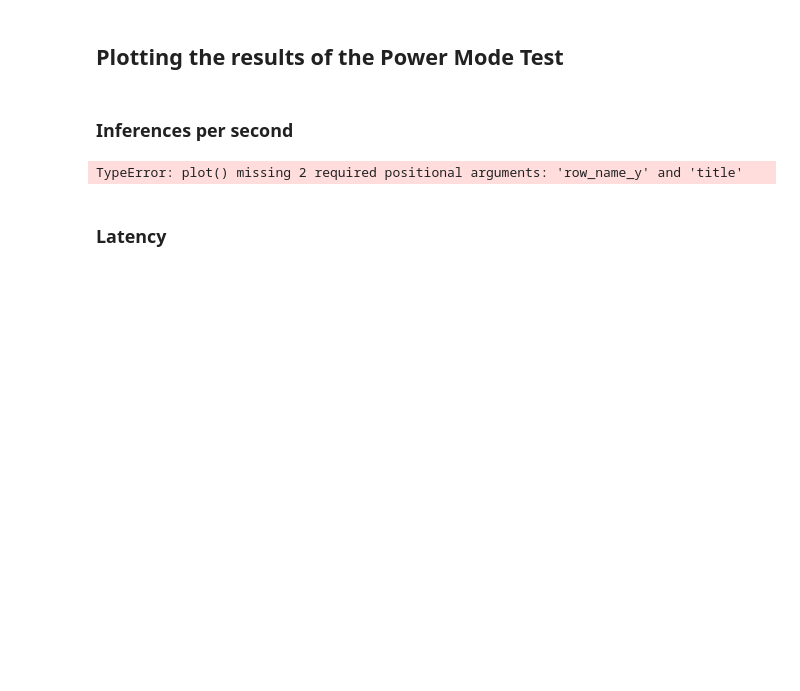
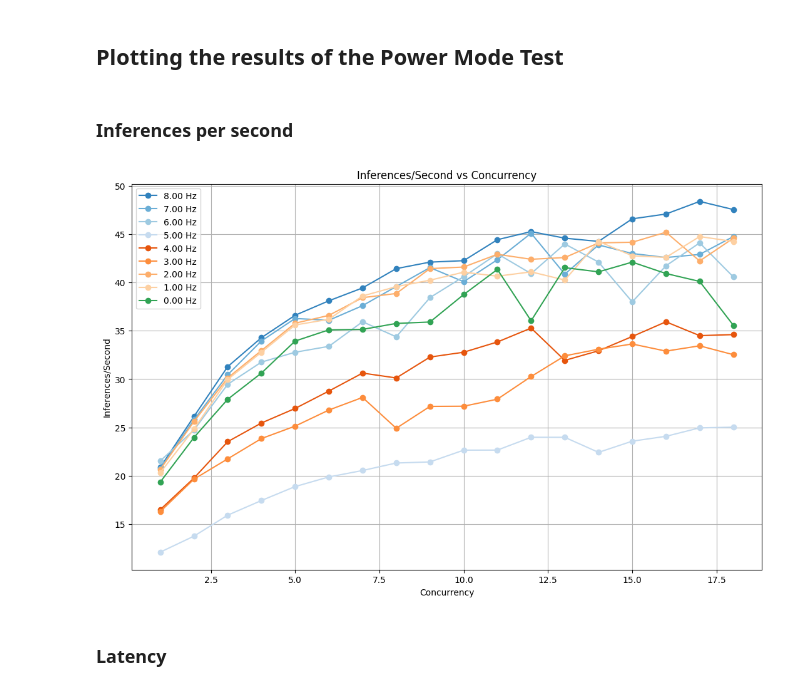
Before and after one commit to iloudaros/LoudVA, a Jupyter notebook: plots/Plot_Performance_NX.ipynb, the cells around one changed output. Cells and saved outputs as stored; diff of their text form; code cells hidden in the pictures; blank space fills up the shorter version.

```diff
--- a/plots/Plot_Performance_NX.ipynb
+++ b/plots/Plot_Performance_NX.ipynb
@@ -35,9 +45,9 @@ i.plot(f"{measurement_dir}/performance/freqs", 0, 12, "Concurrency", "p99 Latenc
 # %% [markdown]
 ### Inferences per second
 # %%
-i.plot(f"{measurement_dir}/performance/modes", 1, "Inferences/Second", "Inferences/Second vs Concurrency")
+i.plot(f"{measurement_dir}/performance/modes", 0, 1, "Concurrency", "Inferences/Second", "Inferences/Second vs Concurrency")
 # %% [output]
-TypeError: plot() missing 2 required positional arguments: 'row_name_y' and 'title'
+[figure, added]
 # %% [markdown]
 ### Latency
 # %%
```
Also changed, not shown: parts of 7 cells of this notebook, 3 other files.
